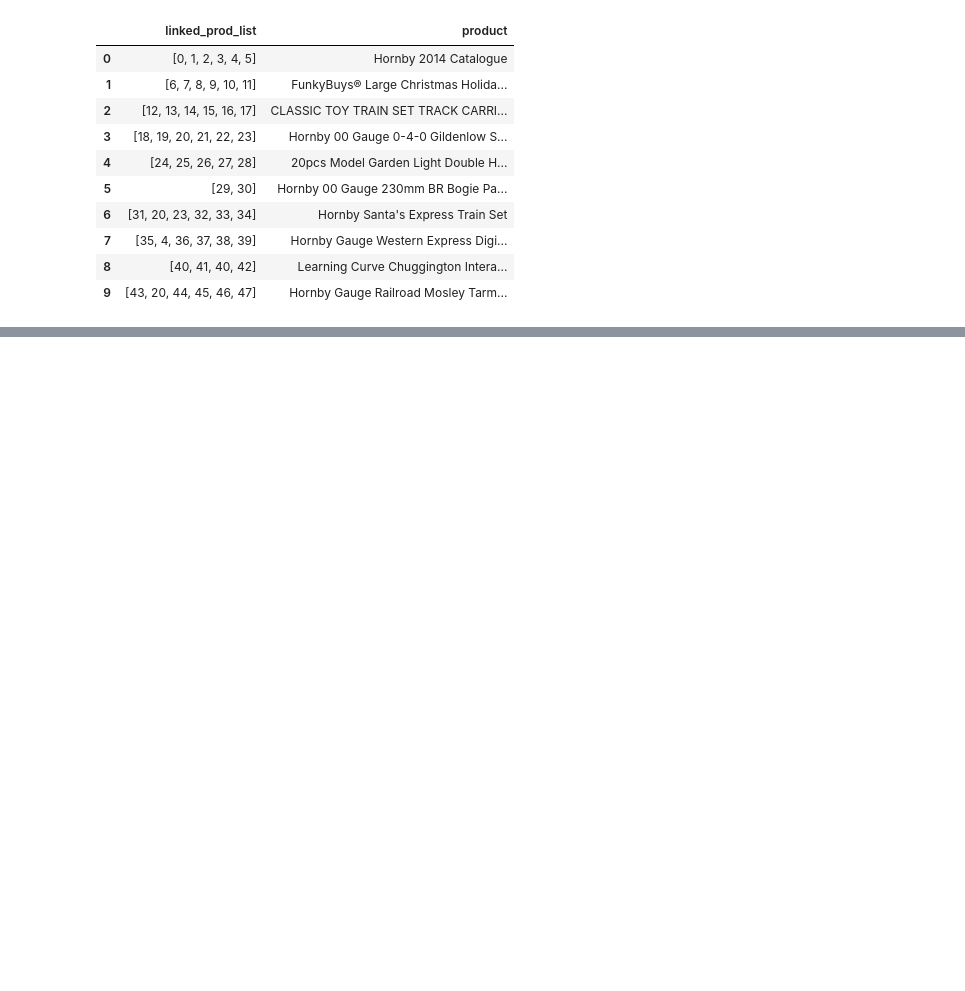
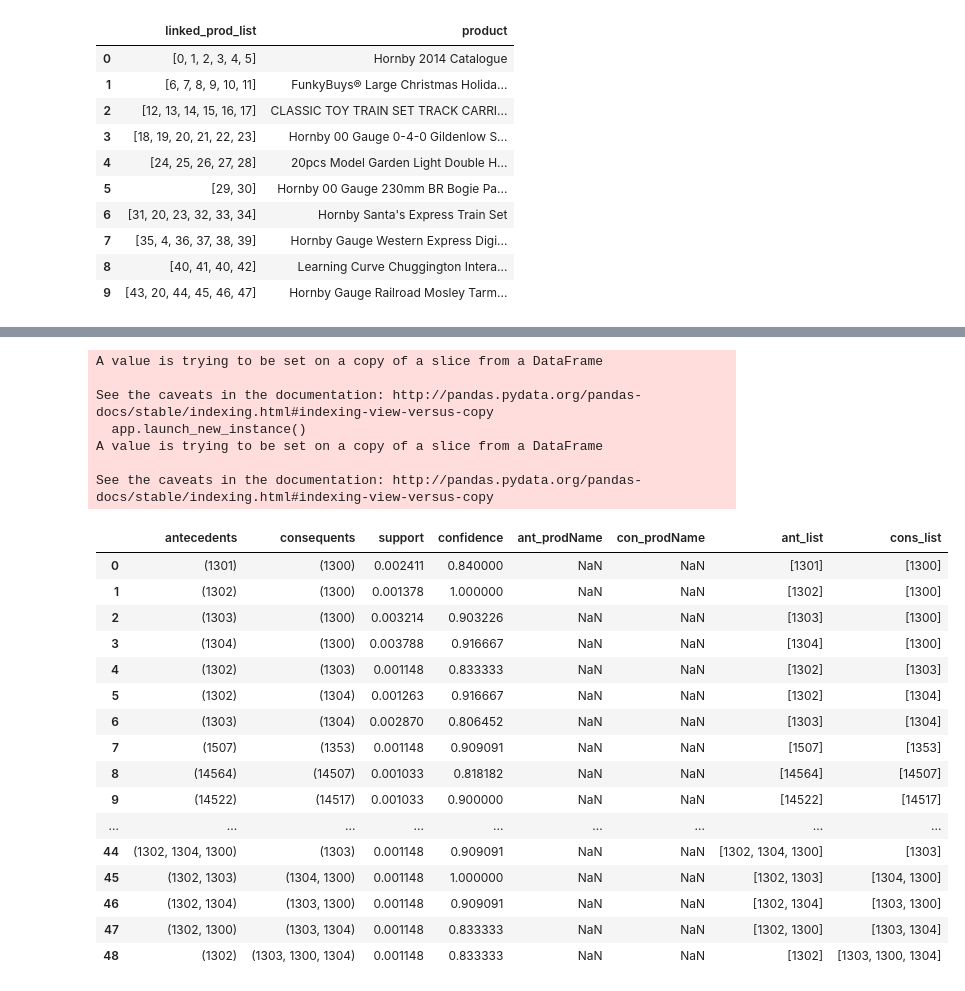
Before and after one commit to yeewearn/FIT3162-FYP, a Jupyter notebook: uniqueID_apriori.ipynb, the cells around one changed output, grey strips where cells are left out. Cells and saved outputs as stored; diff of their text form; code cells hidden in the pictures; blank space fills up the shorter version.

```diff
--- a/uniqueID_apriori.ipynb
+++ b/uniqueID_apriori.ipynb
@@ -219,10 +198,19 @@ rules
 # %%
+# To get the list of unique ids in the rules
 new_list = []
-for i in rules['antecedents'].unique():
+for i in df_rules['antecedents'].unique():
     x = i
     string = ""
     for t in x:
-        print(t)
+        if len(string) < 4:
+            string += t
+    if string not in new_list:
+        new_list.append(string)
+
+for j in df_rules['consequents'].unique():
+    x = j
+    string = ""
+    for t in x:
         if len(string) < 4:
             string += t
     if string not in new_list:
@@ -318,0 +295,57 @@ print(alist[1265], alist[1238])
+# %%
+# Get the item in frozenset into a list
+df_rules['ant_list'] = np.nan
+df_rules['cons_list'] = np.nan
+for k in range(len(df_rules['antecedents'])):
+    x = df_rules['antecedents'][k]
+    string = ""
+    temp = []
+    for t in x:
+        if len(string) < 4:
+            string += t
+        else:
+            string = ""
+            string += t
+
+        temp.append(string)
+    df_rules['ant_list'][k] = temp
+
+for j in range(len(df_rules['consequents'])):
+    x = df_rules['consequents'][j]
+    string = ""
+    temp = []
+    for t in x:
+        if len(string) < 4:
+            string += t
+        else:
+            string = ""
+            string += t
+
+        temp.append(string)
+    df_rules['cons_list'][j] = temp
+df_rules
+# %% [output]
+A value is trying to be set on a copy of a slice from a DataFrame
+
+See the caveats in the documentation: http://pandas.pydata.org/pandas-docs/stable/indexing.html#indexing-view-versus-copy
+  app.launch_new_instance()
+A value is trying to be set on a copy of a slice from a DataFrame
+
+See the caveats in the documentation: http://pandas.pydata.org/pandas-docs/stable/indexing.html#indexing-view-versus-copy
+|  | antecedents | consequents | support | confidence | ant_prodName | con_prodName | ant_list | cons_list |
+| 0 | (1301) | (1300) | 0.002411 | 0.840000 | NaN | NaN | [1301] | [1300] |
+| 1 | (1302) | (1300) | 0.001378 | 1.000000 | NaN | NaN | [1302] | [1300] |
+| 2 | (1303) | (1300) | 0.003214 | 0.903226 | NaN | NaN | [1303] | [1300] |
+| 3 | (1304) | (1300) | 0.003788 | 0.916667 | NaN | NaN | [1304] | [1300] |
+| 4 | (1302) | (1303) | 0.001148 | 0.833333 | NaN | NaN | [1302] | [1303] |
+| 5 | (1302) | (1304) | 0.001263 | 0.916667 | NaN | NaN | [1302] | [1304] |
+| 6 | (1303) | (1304) | 0.002870 | 0.806452 | NaN | NaN | [1303] | [1304] |
+| 7 | (1507) | (1353) | 0.001148 | 0.909091 | NaN | NaN | [1507] | [1353] |
+| 8 | (14564) | (14507) | 0.001033 | 0.818182 | NaN | NaN | [14564] | [14507] |
+| 9 | (14522) | (14517) | 0.001033 | 0.900000 | NaN | NaN | [14522] | [14517] |
+| ... | ... | ... | ... | ... | ... | ... | ... | ... |
+| 44 | (1302, 1304, 1300) | (1303) | 0.001148 | 0.909091 | NaN | NaN | [1302, 1304, 1300] | [1303] |
+| 45 | (1302, 1303) | (1304, 1300) | 0.001148 | 1.000000 | NaN | NaN | [1302, 1303] | [1304, 1300] |
+| 46 | (1302, 1304) | (1303, 1300) | 0.001148 | 0.909091 | NaN | NaN | [1302, 1304] | [1303, 1300] |
+| 47 | (1302, 1300) | (1303, 1304) | 0.001148 | 0.833333 | NaN | NaN | [1302, 1300] | [1303, 1304] |
+| 48 | (1302) | (1303, 1300, 1304) | 0.001148 | 0.833333 | NaN | NaN | [1302] | [1303, 1300, 1304] |
```
Also changed, not shown: parts of 13 cells of this notebook.
